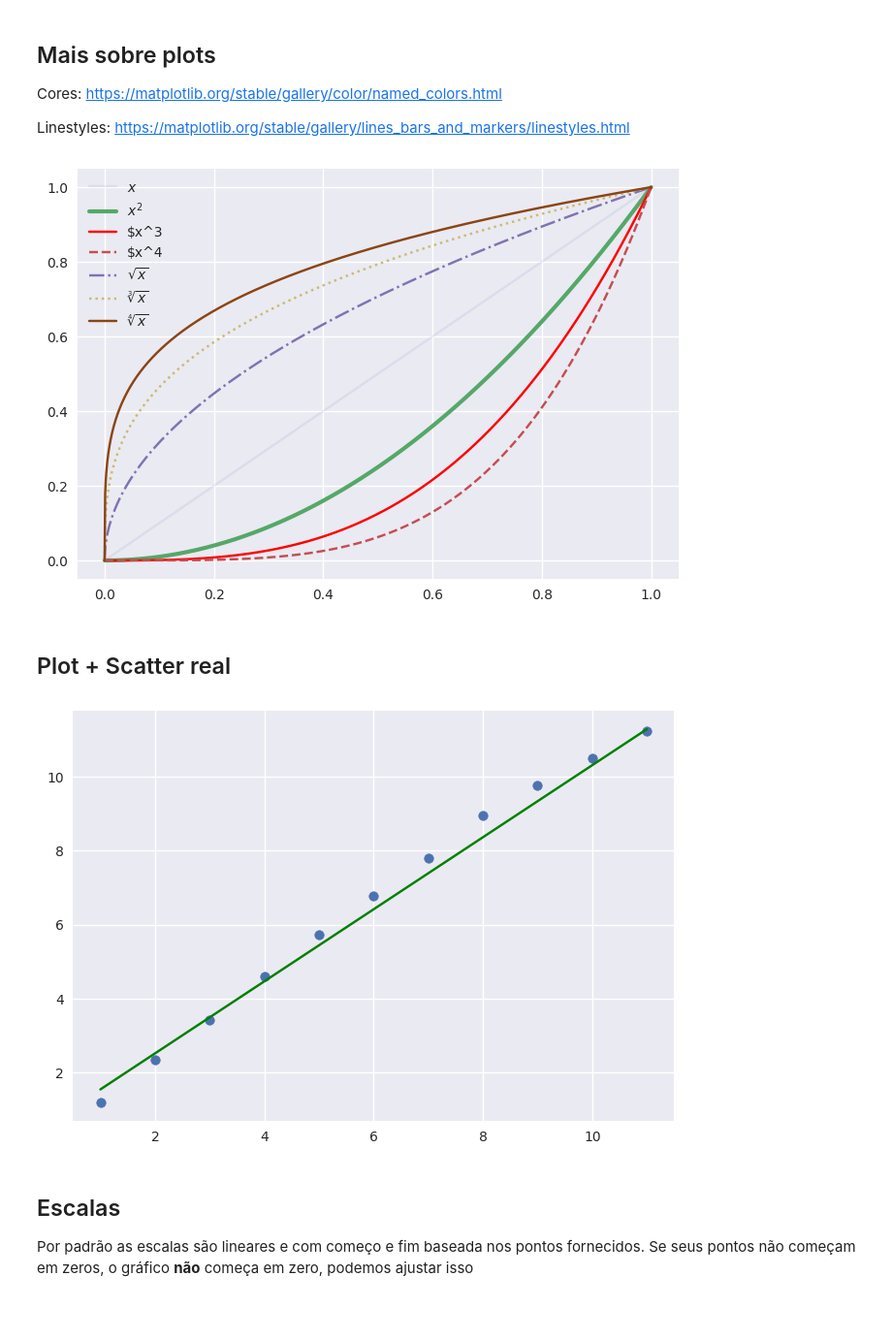
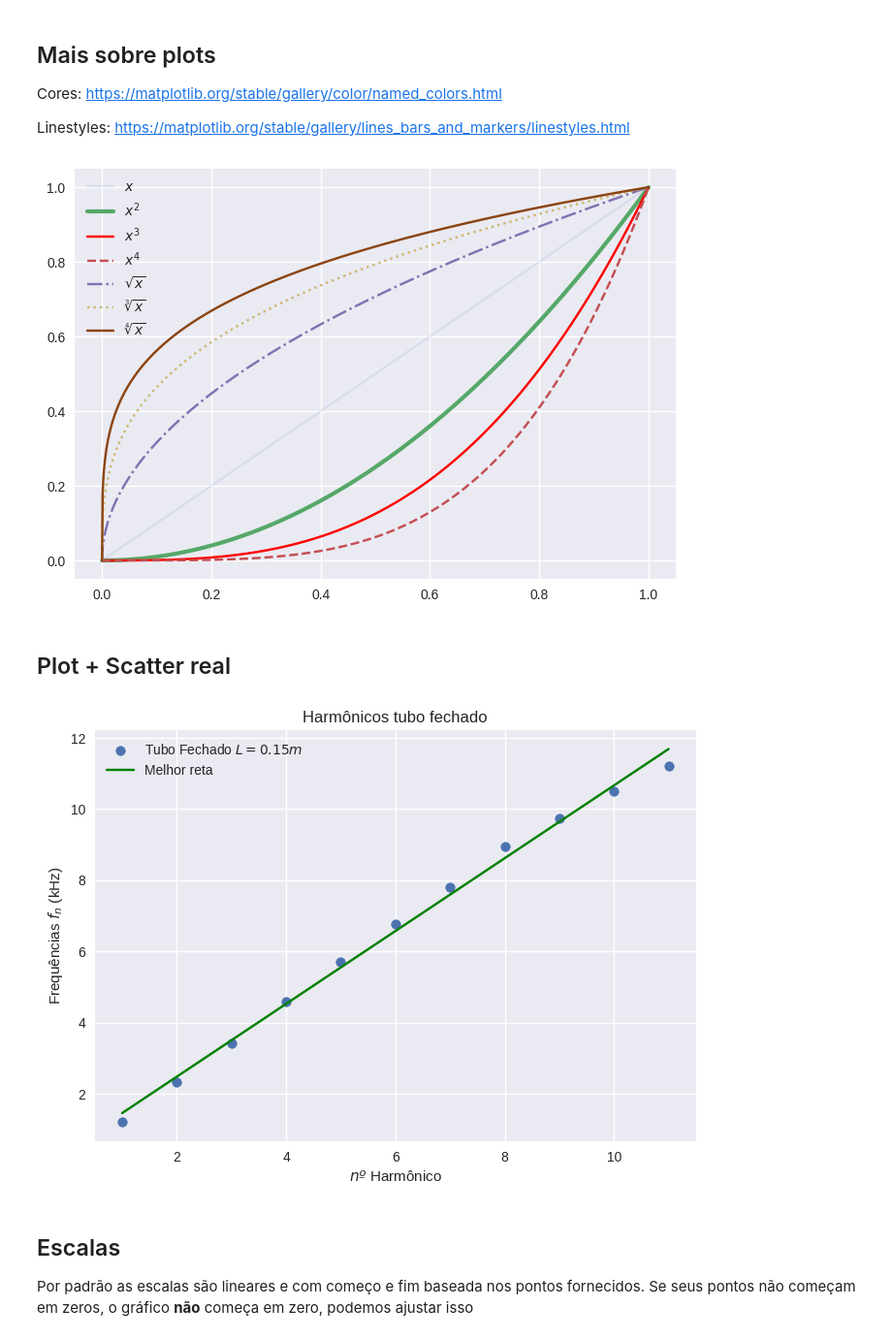
Before and after one commit to viniciusdutra314/CanalSingularidade, a Jupyter notebook: GraficosCientificos/graficos_cientificos.ipynb, the cells around one changed output. Shown at 97% size. Drawn from its saved outputs; the diff is of its cells as text; code cells hidden in the pictures; blank space fills up the shorter version.

```diff
--- a/GraficosCientificos/graficos_cientificos.ipynb
+++ b/GraficosCientificos/graficos_cientificos.ipynb
@@ -194,35 +195,35 @@ Y3=x**(1/3)
 Y4=x**(1/4)
 axis.plot(x,y1,label=r'$x$',alpha=0.1)
 axis.plot(x,y2,label=r'$x^2$',linewidth=3)
-axis.plot(x,y3,label=r'$x^3',color='r')
-axis.plot(x,y4,label=r'$x^4',linestyle='dashed')
+axis.plot(x,y3,label=r'$x^3$',color='red')
+axis.plot(x,y4,label=r'$x^4$',linestyle='dashed')
 axis.plot(x,Y2,label=r'$\sqrt{x}$',linestyle='dashdot')
 axis.plot(x,Y3,label=r'$\sqrt[3]{x}$',linestyle='dotted')
 axis.plot(x,Y4,label=r'$\sqrt[4]{x}$',color='saddlebrown')
 axis.legend(loc='upper left')
 fig.show()
 # %% [output]
-[figure, old version]
+[figure, new version]
 # %% [markdown]
 ## Plot + Scatter real
 # %%
 import numpy as np
 ##dados (scatter)
 f=np.array([1.20,2.34,3.42,4.60,5.72,6.78,7.81,8.96,9.75,10.49,11.22]) #kHz
 n=np.linspace(1,11,11) #harmonicos
 ##melhor reta (Plot)
-reta=np.polyfit(f,n,deg=1)
-y=reta[0]*(n+1)+reta[1]
+reta=np.polyfit(n,f,deg=1)
+y=reta[0]*n+reta[1]
 fig , axis=plt.subplots()
 axis.scatter(n,f,label="Tubo Fechado $L=0.15m$")
 axis.plot(n,y,label="Melhor reta", color='g')
-#axis.set_title("Harmônicos tubo fechado")
-#axis.set_ylabel(f"Frequências $f_n$ (kHz)")
-#axis.set_xlabel("$nº$ Harmônico")
-#axis.legend()
+axis.set_title("Harmônicos tubo fechado")
+axis.set_ylabel(r"Frequências $f_n$ (kHz)")
+axis.set_xlabel("$nº$ Harmônico")
+axis.legend()
 fig.show()
 # %% [output]
-[figure, old version]
+[figure, new version]
 # %% [markdown]
 ## Escalas
 
```
Also changed, not shown: parts of 15 cells of this notebook.
